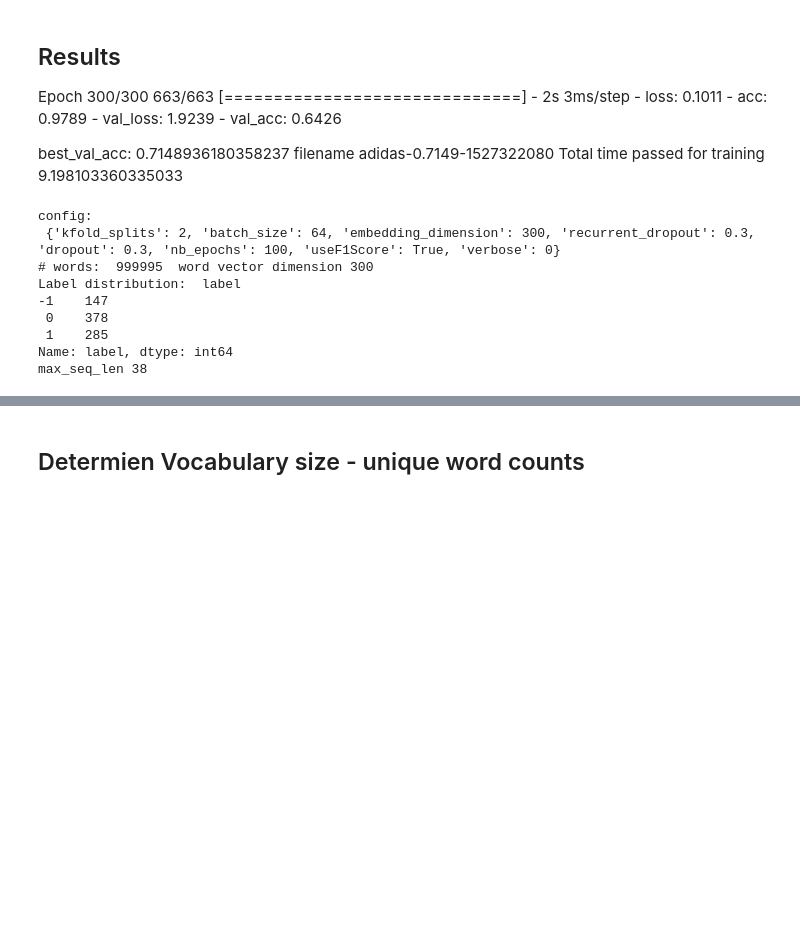
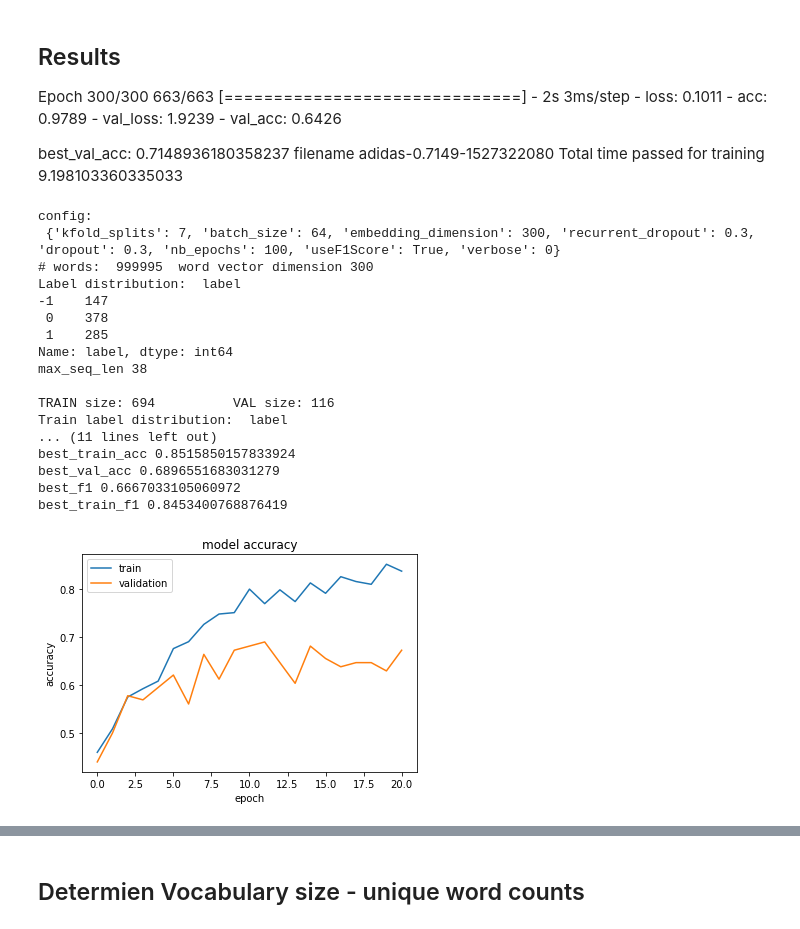
Before and after one commit to elkhand/human-emotions-classifier, a Jupyter notebook: Keras-Bidrectional-GRU-based sentiment analysis of OASIS dataset captions.ipynb, the cells around one changed output, grey strips where cells are left out. Saved outputs shown, nothing was run; the diff lists cells and outputs as text; code cells hidden in the pictures; blank space fills up the shorter version.

Commit message:
Corrected GOU-caption, added confusion matrix, and mislabeled results

```diff
--- a/Keras-Bidrectional-GRU-based sentiment analysis of OASIS dataset captions.ipynb
+++ b/Keras-Bidrectional-GRU-based sentiment analysis of OASIS dataset captions.ipynb
@@ -100,7 +100,7 @@ auto_caption_csv_path = captions_root_path/'auto_generated_captions.csv'
 dataset_path = human_output_caption_to_label_csv_path
 # dataset_path = auto_output_caption_to_label_csv_path
 
-kfold_splits = 2 # 7
+kfold_splits = 7 # 5 # 10 # 7
 test_size = 0.1
 
 embedding_dimension = 300
@@ -230,55 +230,36 @@ def build_model(max_seq_len, num_of_classes, config):
 def evalaute_on_test_data(model, testDataset, inputDataset, wordToVec, config):
     max_seq_len = int(testDataset['caption'].map(lambda x: caput.get_non_stop_word_count(x.split())).max())
     print("max_seq_len", max_seq_len)
-
     num_of_classes, class_to_index, index_to_class = caput.get_label_map_from_train_set(inputDataset, wordToVec, max_seq_len, config)
-
     X_test, y_test_index, _, _, _  = caput.load_dataset_StratifiedKFold(testDataset,wordToVec,max_seq_len,class_to_index, index_to_class, config)
     y_test = caput.convert_index_to_one_hot(y_test_index, num_of_classes)
     print(model.summary())
     results = model.evaluate(X_test, y_test, verbose=1) # batch_size=1,
     print(model.metrics_names, results)
 
-    predictions = model.predict(X_test)
-    print("1 predictions", predictions)
-    print("index_to_class", index_to_class)
-
-    label_map_from_train_gen = index_to_class
-    print("label_map_from_train_gen", label_map_from_train_gen, "label_map_from_train_gen.keys()", label_map_from_train_gen.keys())
-    predictions = np.argmax(predictions, axis=-1) #multiple categories
-    print("2 predictions", predictions)
-    predictions = [label_map_from_train_gen[k] for k in predictions]
-    print("3 predictions", predictions)
-
-    #predictions = imut.conver_predictions_to_classes(predictions, label_map_from_train_gen)
-    print("1 y_test_index",y_test_index)
-    y_test_index = [label_map_from_train_gen[k] for k in y_test_index]
-    print("2 y_test_index",y_test_index)
-    print("from df", testDataset['label'])
-    print("y_test", y_test)
-    y_true = y_test_index
-    y_pred = predictions
+    predictions = model.predict(X_test, verbose=1)
+    predictionClasses = imut.conver_predictions_to_classes(predictions, class_to_index)
+    y_test_classes = [index_to_class[k] for k in y_test_index]
+    y_true = y_test_classes
+    y_pred = predictionClasses
 
 
     cnf_matrix = confusion_matrix(y_true, y_pred)
     print("cnf_matrix", cnf_matrix)
     titleOfConfusionMatrix = "Confusion Matrix based on GRU based Seq2seq model on captions"
     pt.plot_confusion_matrix_from_labels(y_true, y_pred, titleOfConfusionMatrix)
-
-#     X_test, y_test, _,_,_  = caput.load_dataset_StratifiedKFold(testDataset,wordToVec,max_seq_len,class_to_index, index_to_class, config)
-
-
-#     predictions = model.predict(X_test, batch_size=1, verbose=1) #
-
-#     print("class_to_index",class_to_index)
-#     print("index_to_class",index_to_class)
-
-
-
-#     test_filenames = test_batches.filenames
-#     y_true = get_truth_labels_test_data(test_filenames)
-#     y_pred = predictions
-
+    misLabeledCount = 0
+    for index, row in testDataset.iterrows():
+        caption = row['caption']
+        label = row['label']
+        if label != y_true[index]:
+            print(caption)
+            raise "Unexpected result, truth labels should have matched, seems the order is messed up"
+        if label != y_pred[index]:
+            print(caption,"TL", label,"PL", y_pred[index])
+            misLabeledCount += 1
+    print("\n")
+    print("Mislabeled count: ", misLabeledCount)
 
 
 def train_StratifiedKFold(inputDataset, testDataset, wordToVec, config):
@@ -353,14 +334,14 @@ def train_StratifiedKFold(inputDataset, testDataset, wordToVec, config):
         history = {}
         filename = ""
         # checkpoint
-        #filepath= model_results_root_dir + "/weights.best.h5"
-        #checkpoint = ModelCheckpoint(filepath, monitor='val_acc', verbose=0, save_best_only=True, mode='max')
+        filepath= model_results_root_dir + "/weights.best.h5"
+        checkpoint = ModelCheckpoint(filepath, monitor='val_acc', verbose=0, save_best_only=True, mode='max')
         early_stopping = EarlyStopping(monitor='val_loss', patience=patience)
 
-        callbacks_list = [  reduce_lr, early_stopping]  # checkpoint,
+        callbacks_list = [checkpoint,  reduce_lr, early_stopping]  #
         history = model.fit(x=X_train,
                       y=y_train,
-                      batch_size=config['batch_size'],# 64 seems fine, 32 is better
+                      batch_size=config['batch_size'],
                       epochs=config['nb_epochs'],
                       verbose=config['verbose'],
                       validation_data = (X_val, y_val),
@@ -377,9 +358,9 @@ def train_StratifiedKFold(inputDataset, testDataset, wordToVec, config):
             print("best_f1: ", best_f1)
             cv_f1s.append(best_f1)
 
-#         filename = "caption"
-#         filename = model_results_root_dir + caput.generate_model_name(filename, best_val_acc) + ".h5"
-#         os.rename(filepath, filename)
+        filename = "caption"
+        filename = model_results_root_dir + caput.generate_model_name(filename, best_val_acc) + ".h5"
+        os.rename(filepath, filename)
 
         pt.plot_model_accuracy(history,model_results_root_dir, config['useF1Score'])
 
@@ -412,31 +393,40 @@ def get_config():
     conf['useF1Score'] = useF1Score
     conf['verbose'] = verbose
     conf['useF1Score'] = useF1Score
     return conf
 
 best_model = None
 def main():
     global wordToVec, best_model
     config = get_config()
     print("config:\n", config)
     if wordToVec is None:
         wordToVec = load_embedding(fasttext_embedding_path)
     print("# words: ", len(wordToVec.keys())," word vector dimension", len(wordToVec[list(wordToVec.keys())[1]]))
     best_model = train_StratifiedKFold(inputDataset, testDataset, wordToVec, config)
     # Evaluate Test data set
     evalaute_on_test_data(best_model, testDataset, inputDataset, wordToVec, config)
     pass
 
 if __name__ == "__main__":
     # execute only if run as a script
     main()
 # %% [output]
 config:
- {'kfold_splits': 2, 'batch_size': 64, 'embedding_dimension': 300, 'recurrent_dropout': 0.3, 'dropout': 0.3, 'nb_epochs': 100, 'useF1Score': True, 'verbose': 0}
+ {'kfold_splits': 7, 'batch_size': 64, 'embedding_dimension': 300, 'recurrent_dropout': 0.3, 'dropout': 0.3, 'nb_epochs': 100, 'useF1Score': True, 'verbose': 0}
 # words:  999995  word vector dimension 300
 Label distribution:  label
 -1    147
  0    378
  1    285
 Name: label, dtype: int64
 max_seq_len 38
+
+TRAIN size: 694          VAL size: 116
+Train label distribution:  label
+... (11 lines left out)
+best_train_acc 0.8515850157833924
+best_val_acc 0.6896551683031279
+best_f1 0.6667033105060972
+best_train_f1 0.8453400768876419
+[figure, added]
```
Also changed, not shown: parts of 4 cells of this notebook, 5 other files.
